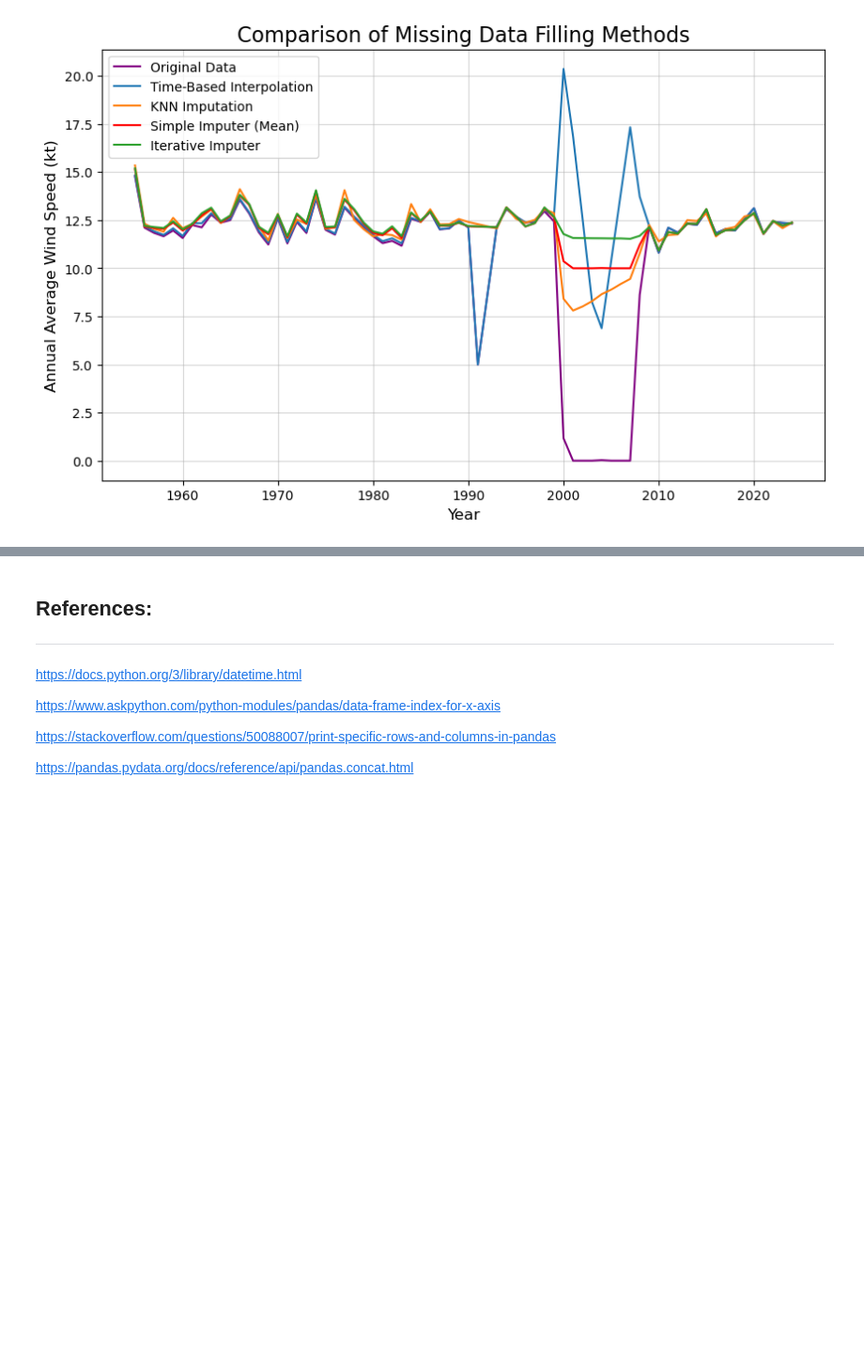
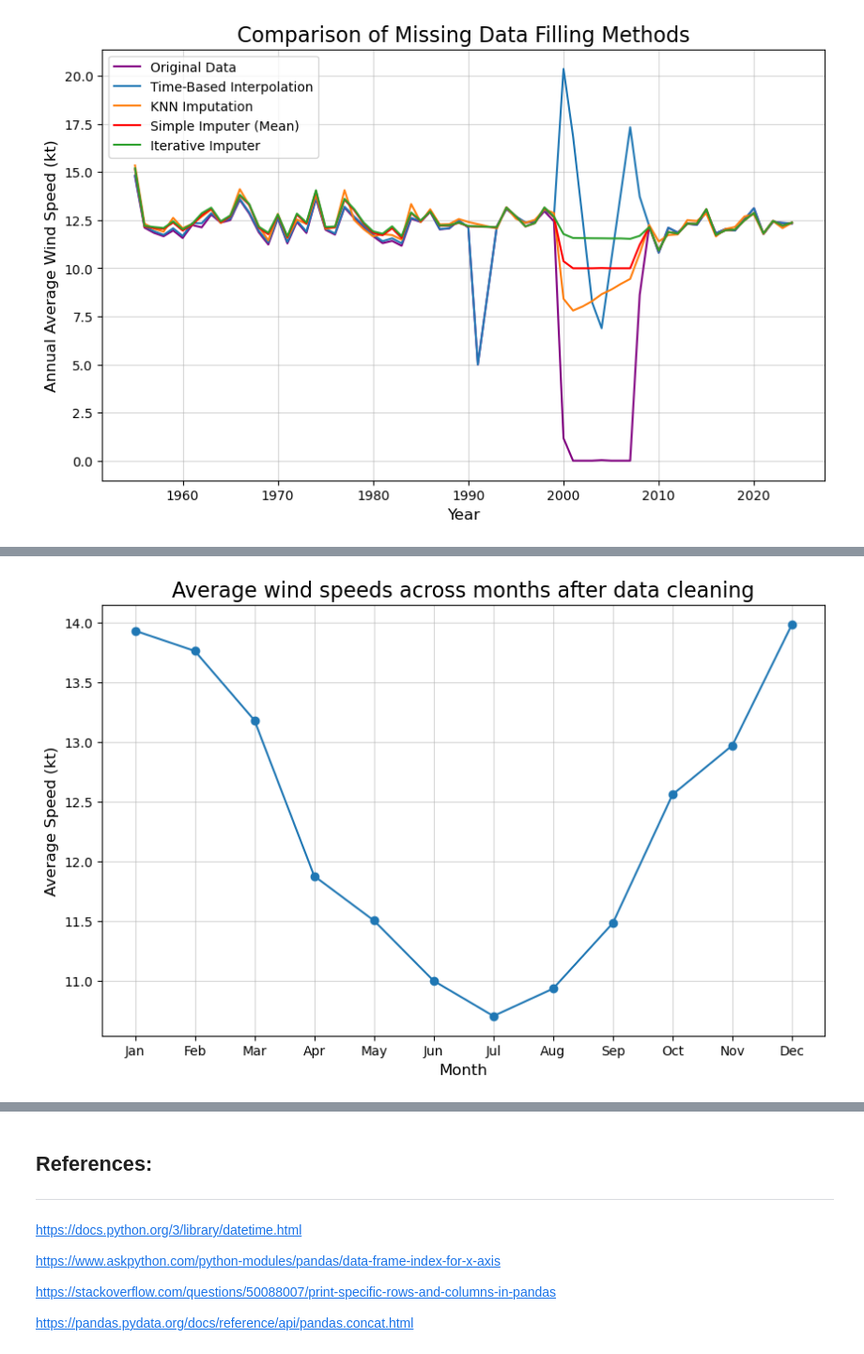
Before and after one commit to mondbr/PFDA_project, a Jupyter notebook: analysis.ipynb, the cells around one changed output, grey strips where cells are left out. Shown at 94% size. Saved outputs shown, nothing was run; the diff lists cells and outputs as text; code cells hidden in the pictures; blank space fills up the shorter version.

```diff
--- a/analysis.ipynb
+++ b/analysis.ipynb
@@ -909,0 +950,3 @@ plt.show()
+# %%
+prepared_df = sampled_data_ii.copy()
+prepared_df.head()
@@ -909,0 +1099,6 @@ plt.show()
+# %%
+# Grouping by month and calculating the mean wind speed
+monthly_average = prepared_df.groupby('month')['wdsp'].mean()
+
+# printing the monthly average wind speed
+print(monthly_average)
@@ -909,0 +1120,20 @@ plt.show()
+# %%
+
+# Plotting the monthly average wind speed
+plt.figure(figsize=(10, 6))
+
+# line plot
+plt.plot(monthly_average.index, monthly_average.values, marker='o')
+
+# adding title and labels
+plt.title('Average wind speeds across months after data cleaning', fontsize=16)
+plt.xlabel('Month', fontsize=12)
+plt.ylabel('Average Speed (kt)', fontsize=12)
+
+# setting the x-axis labels to the month names
+plt.xticks(ticks=range(1, 13), labels=['Jan', 'Feb', 'Mar', 'Apr', 'May', 'Jun', 'Jul', 'Aug', 'Sep', 'Oct', 'Nov', 'Dec'])
+
+# adding grid for better visibility
+plt.grid(alpha=0.5)
+# %% [output]
+[figure, added]
```
Also changed, not shown: parts of 86 cells of this notebook.
